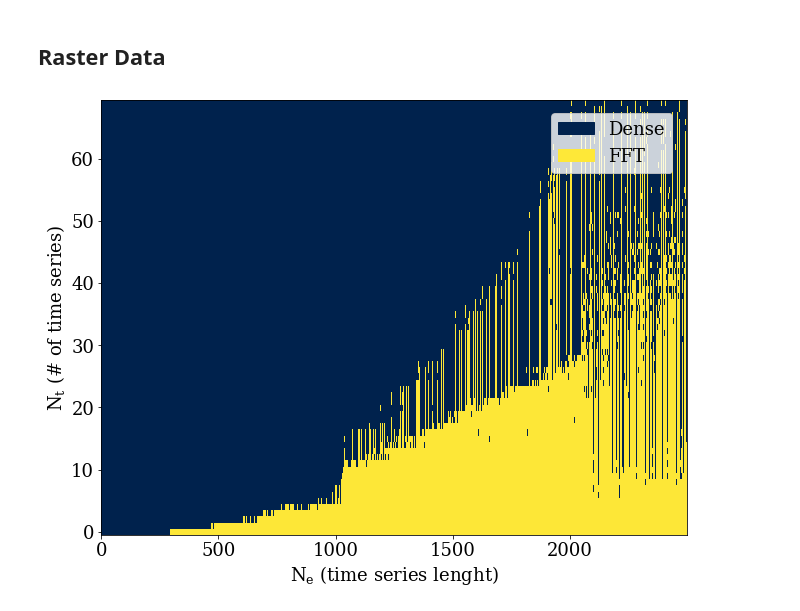
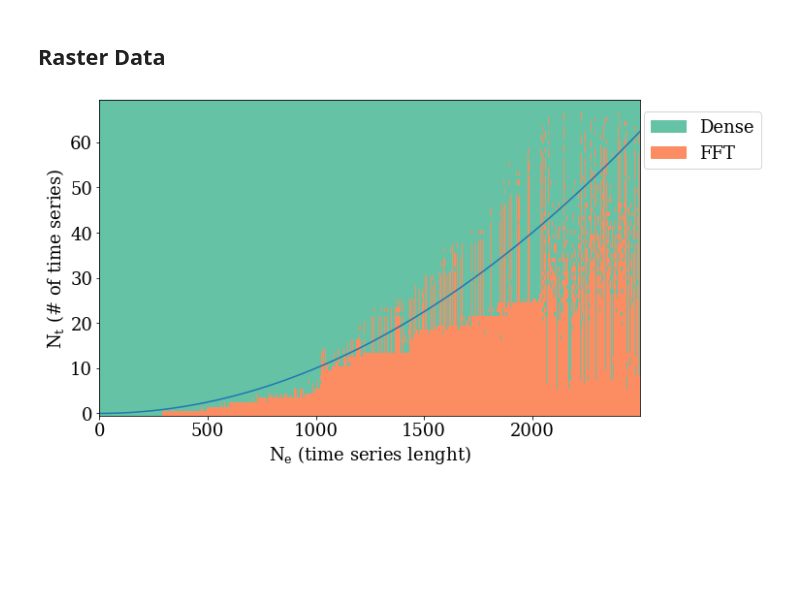
Before and after one commit to openlandmap/scikit-map, a Jupyter notebook: docs/notebooks/03-SIRCLE_FFT_vs_dense.ipynb, the cells around one changed output. Drawn from its saved outputs; the diff is of its cells as text; code cells hidden in the pictures; blank space fills up the shorter version.

```diff
--- a/docs/notebooks/03-SIRCLE_FFT_vs_dense.ipynb
+++ b/docs/notebooks/03-SIRCLE_FFT_vs_dense.ipynb
@@ -47,34 +47,41 @@ for k in range(n_it):
 # %%
 import matplotlib.pyplot as plt
+from matplotlib import colors
 import numpy as np
-time_grid_dense = np.load("time_grid_dense_20231215.npy")
-time_grid_fft = np.load("time_grid_fft_20231215.npy")
+time_grid_dense = np.load("time_grid_dense_20240129.npy")
+time_grid_fft = np.load("time_grid_fft_20240129.npy")
 import matplotlib.patches as mpatches
 n_n_t = 100
 n_n_s = 2500
 r_s = 0
 # r_e = 20
 r_e = 70
 c_s = 0
 c_e = n_n_s
 time_grid_dense_avg = np.mean(time_grid_dense, 2)
 time_grid_fft_avg = np.mean(time_grid_fft, 2)
 res = (time_grid_dense_avg-time_grid_fft_avg)>0
 plt.rcParams['font.family'] = 'serif'
 plt.rcParams['font.serif'] = ['Times New Roman'] + plt.rcParams['font.serif']
 plt.rcParams.update({'font.size': 18})
-plt.figure(figsize=(10.5,8))
-im = plt.imshow(res[r_s:r_e,c_s:c_e], aspect='auto', origin="lower", cmap='cividis',  interpolation='nearest')
+plt.figure(figsize=(10,6))
+
+cmap = colors.ListedColormap(['#66c2a5', '#fc8d62'])
+bounds=[0,0.5,1]
+norm = colors.BoundaryNorm(bounds, cmap.N)
+
+im = plt.imshow(res[r_s:r_e,c_s:c_e], aspect='auto',  interpolation='nearest', origin='lower', cmap=cmap, norm=norm)
 # plt.colorbar()
 plt.xlabel('$\mathregular{N_e}$ (time series lenght)')
 plt.ylabel('$\mathregular{N_t}$ (# of time series)')
 colors = [ im.cmap(im.norm(value)) for value in [0, 1]]
 # create a patch (proxy artist) for every color
 labels = ['Dense', 'FFT']
 patches = [ mpatches.Patch(color=colors[i], label="{l}".format(l=labels[i]) ) for i in [0, 1] ]
 # put those patched as legend-handles into the legend
 plt.legend(handles=patches, bbox_to_anchor=(0.99, 0.99))
-plt.savefig('ragion_dense_fft.png', dpi=600)
+plt.plot(np.arange(2500), np.power(np.arange(2500),2.0)/40/2500)
+# plt.savefig('dense_vs_fft.png', dpi=400, bbox_inches="tight")
 plt.show()
 # %% [output]
-[figure, old version]
+[figure, new version]
```
Also changed, not shown: parts of 12 cells of this notebook, 2 other files.
